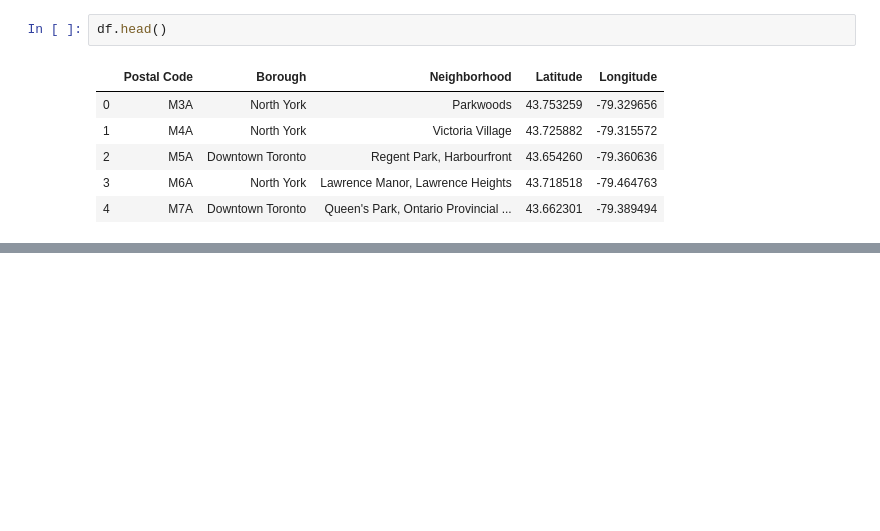
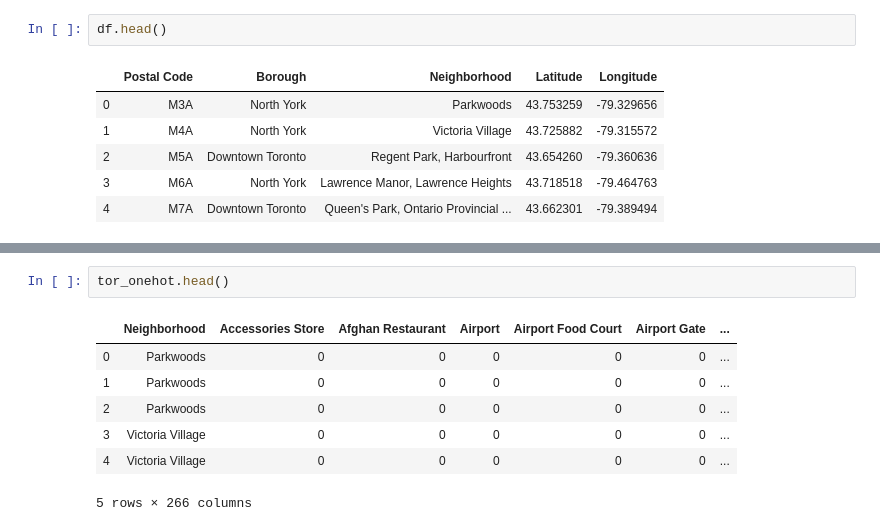
Before and after one commit to Chris4lilv/IBM-DS-Capstone, a Jupyter notebook: Capstone project.ipynb, the cells around one changed output, grey strips where cells are left out. Drawn from its saved outputs; the diff is of its cells as text; blank space fills up the shorter version.

```diff
--- a/Capstone project.ipynb
+++ b/Capstone project.ipynb
@@ -65,0 +183,10 @@ df.head()
+# %%
+tor_onehot.head()
+# %% [output]
+|  | Neighborhood | Accessories Store | Afghan Restaurant | Airport | Airport Food Court | Airport Gate | ... |
+| 0 | Parkwoods | 0 | 0 | 0 | 0 | 0 | ... |
+| 1 | Parkwoods | 0 | 0 | 0 | 0 | 0 | ... |
+| 2 | Parkwoods | 0 | 0 | 0 | 0 | 0 | ... |
+| 3 | Victoria Village | 0 | 0 | 0 | 0 | 0 | ... |
+| 4 | Victoria Village | 0 | 0 | 0 | 0 | 0 | ... |
+5 rows × 266 columns
```
Also changed, not shown: parts of 33 cells of this notebook.
